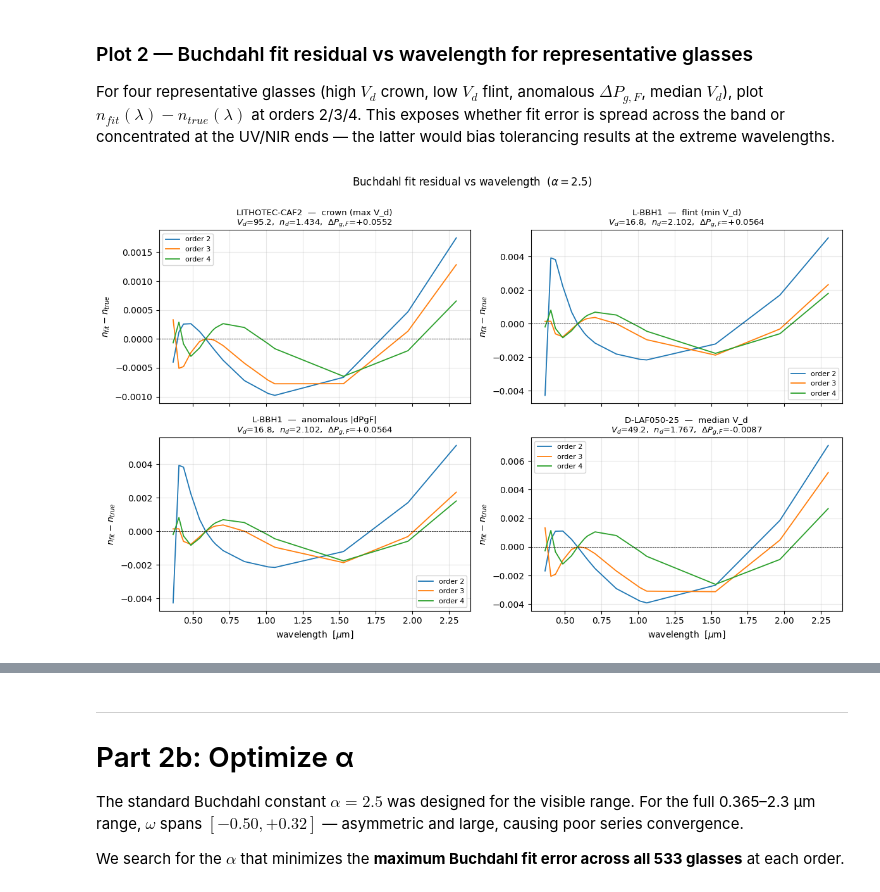
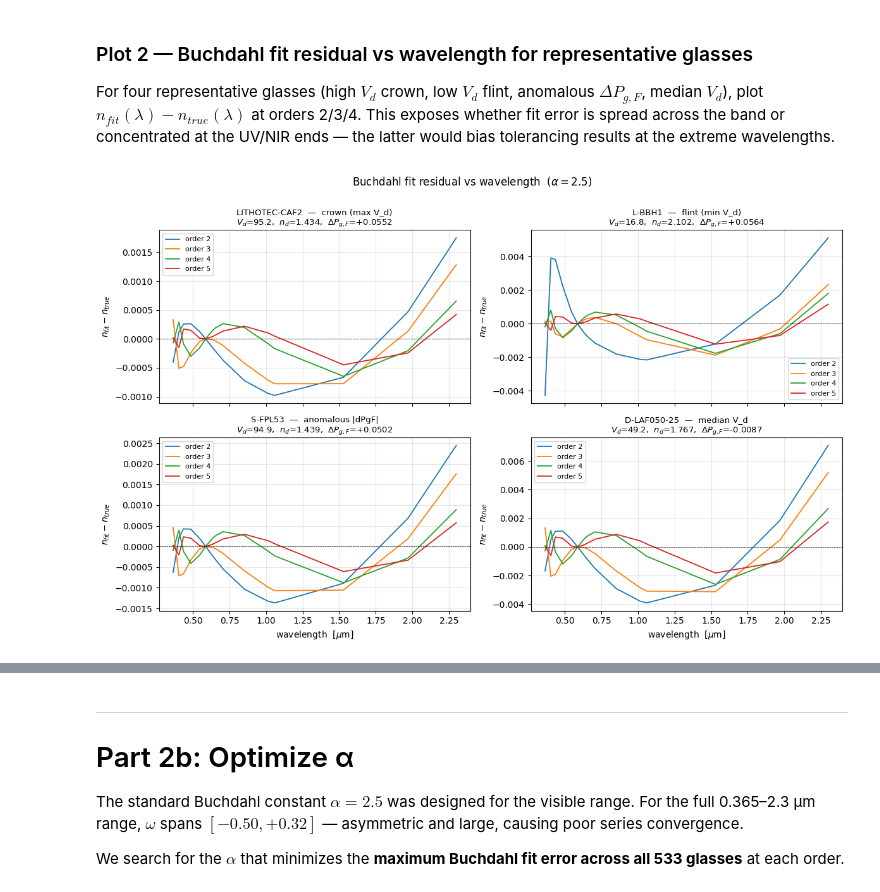
Before and after one commit to Leyangf/dispersion-lab, a Jupyter notebook: notebooks/01_model_glass_buchdahl.ipynb, the cells around one changed output, grey strips where cells are left out. Drawn from its saved outputs; the diff is of its cells as text; code cells hidden in the pictures.

Commit message:
add Buchdahl convergence and alpha validation analysis

```diff
--- a/notebooks/01_model_glass_buchdahl.ipynb
+++ b/notebooks/01_model_glass_buchdahl.ipynb
@@ -59,6 +59,12 @@ from pathlib import Path
 import yaml
 import numpy as np
 import copy
+
+# ── Spectral line wavelengths (um) ──
+LAMBDA_d = 0.5875618   # d-line (yellow He)
+LAMBDA_g = 0.4358343   # g-line (blue Hg)
+LAMBDA_F = 0.4861327   # F-line (blue H)
+LAMBDA_C = 0.6562725   # C-line (red H)
 # %%
 import os
 import importlib.util
@@ -310,13 +361,9 @@ def get_indices(glass, wavelengths):
 # %%
-# ── Buchdahl constants ──
-LAMBDA_D = 0.5875618   # d-line (um)
-LAMBDA_g = 0.4358343   # g-line (um)
-LAMBDA_F = 0.4861327   # F-line (um)
-LAMBDA_C = 0.6562725   # C-line (um)
-ALPHA    = 2.5         # Buchdahl dispersion constant
+# ── Buchdahl constant ──
+ALPHA = 2.5   # Buchdahl dispersion constant
 
 
-def buchdahl_omega(lam, lam_d=LAMBDA_D, alpha=ALPHA):
+def buchdahl_omega(lam, lam_d=LAMBDA_d, alpha=ALPHA):
     """Compute Buchdahl chromatic coordinate omega."""
     dl = lam - lam_d
     return dl / (1.0 + alpha * dl)
@@ -340,7 +387,7 @@ def buchdahl_fit_from_indices(nd, indices, omega, order=4):
     Target: n(lambda) - nd
     """
     A = np.column_stack([omega**k for k in range(1, order + 1)])
-    b = indices - nd
+    b = indices - nd   # nd is held fixed; we fit only nu_1..nu_p
     nu, residuals, rank, sv = np.linalg.lstsq(A, b, rcond=None)
     return nu
 
@@ -410,8 +470,15 @@ _dPgF_arr = np.array([g["dPgF"] for g in glasses_filtered])
 
 idx_crown  = int(np.argmax(_vd_arr))
 idx_flint  = int(np.argmin(_vd_arr))
-idx_anom   = int(np.argmax(np.abs(_dPgF_arr)))
 idx_median = int(np.argsort(_vd_arr)[len(_vd_arr) // 2])
+# Pick the most anomalous glass not already chosen (avoids collision
+# when the min-V_d glass also has the largest |ΔP_gF|).
+_taken = {idx_crown, idx_flint, idx_median}
+_abs_dPgF = np.where(
+    np.array([i in _taken for i in range(len(_dPgF_arr))]),
+    -np.inf, np.abs(_dPgF_arr),
+)
+idx_anom = int(np.argmax(_abs_dPgF))
 
 reps = [
     ("crown (max V_d)",      idx_crown),
@@ -421,33 +488,33 @@ reps = [
 ]
 
 fig, axes = plt.subplots(2, 2, figsize=(12, 7.5), sharex=True)
-orders = [2, 3, 4]
-colors = {2: "tab:blue", 3: "tab:orange", 4: "tab:green"}
+orders = [2, 3, 4, 5]
+colors = {2: "tab:blue", 3: "tab:orange", 4: "tab:green", 5: "tab:red"}
 
 for ax, (label, i) in zip(axes.flat, reps):
     g = glasses_filtered[i]
     indices_true = get_indices(g, wavelengths)
     for order in orders:
         nu = buchdahl_fit_from_indices(g["nd"], indices_true, omega_17, order=order)
         indices_fit = buchdahl_eval(g["nd"], nu, omega_17)
         ax.plot(wavelengths, indices_fit - indices_true,
                 lw=1.3, color=colors[order], label=f"order {order}")
     ax.axhline(0, color="k", lw=0.5, ls="--")
     ax.set_title(
         f"{g['name']}  —  {label}\n"
         f"$V_d$={g['vd']:.1f},  $n_d$={g['nd']:.3f},  "
         f"$\\Delta P_{{g,F}}$={g['dPgF']:+.4f}",
         fontsize=9.5,
     )
     ax.set_ylabel(r"$n_{fit}-n_{true}$")
     ax.grid(alpha=0.3)
     ax.legend(fontsize=8, loc="best")
 
 for ax in axes[1]:
     ax.set_xlabel(r"wavelength  [$\mu$m]")
 
 plt.suptitle(r"Buchdahl fit residual vs wavelength  ($\alpha=2.5$)", y=1.00)
 plt.tight_layout()
 plt.show()
 # %% [output]
-[figure, old version]
+[figure, new version]
```
Also changed, not shown: parts of 15 cells of this notebook.
